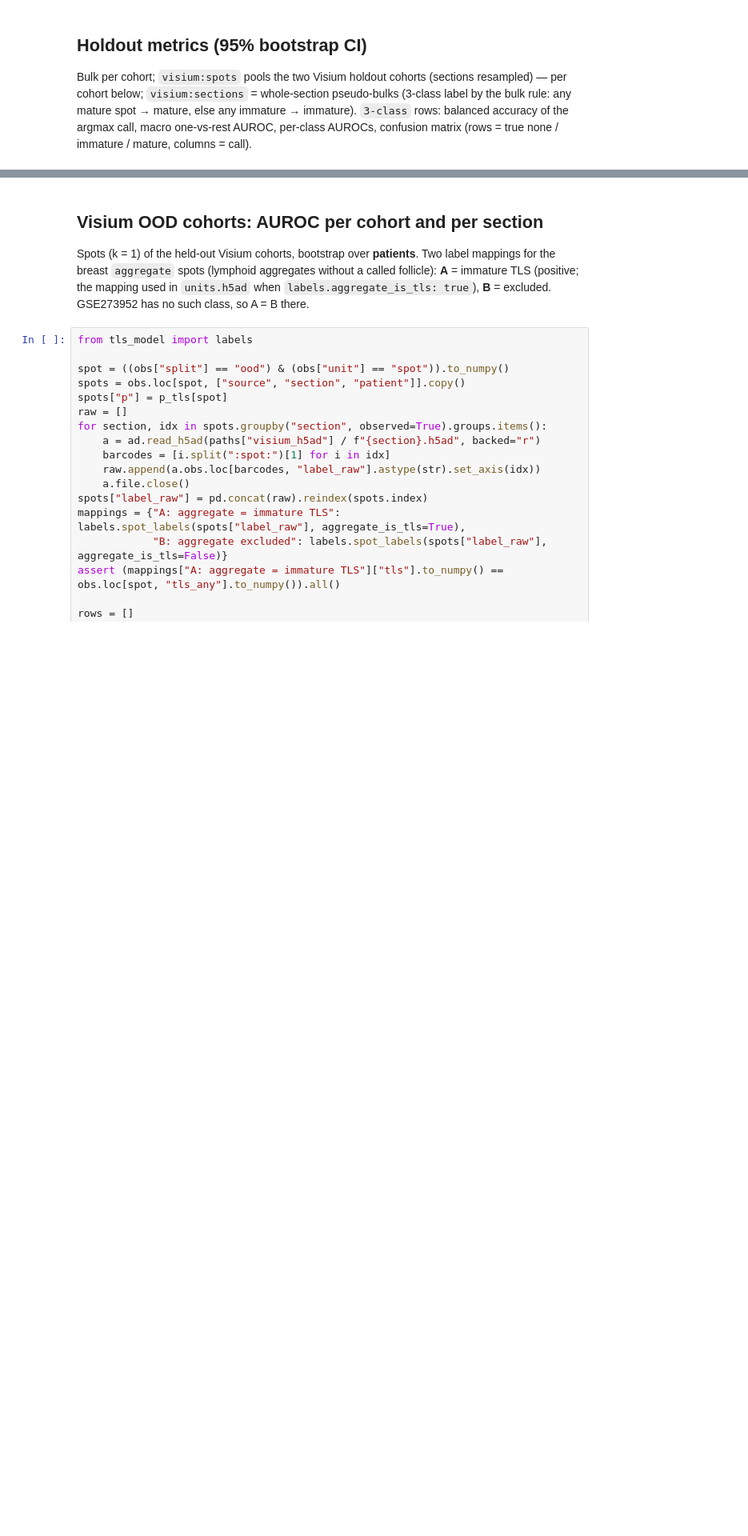
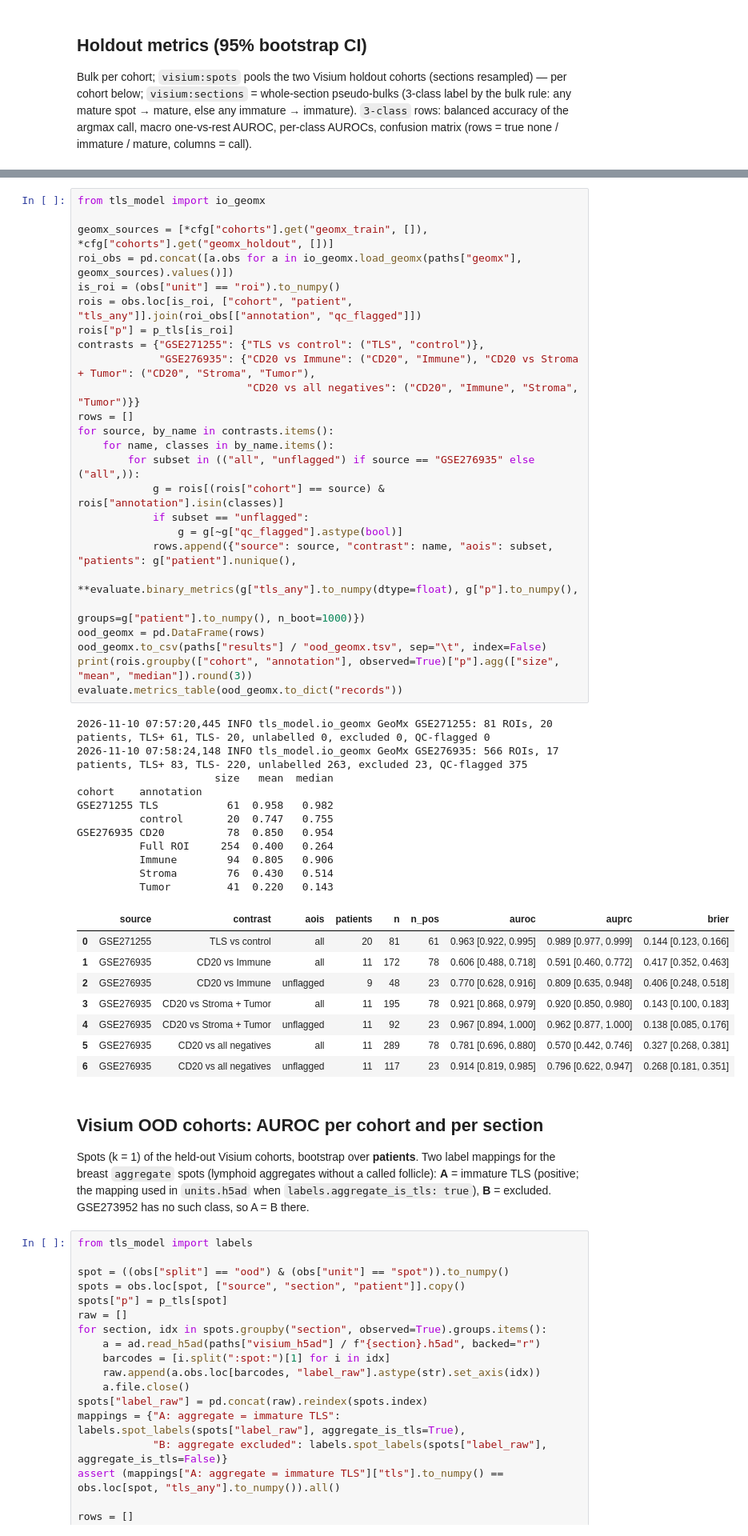
Before and after one commit to onion-42/tls-spatial-bulk, a Jupyter notebook: notebooks/04_predict_ood.ipynb, the cells around one changed output, grey strips where cells are left out. Shown at 80% size. Drawn from its saved outputs; the diff is of its cells as text; blank space fills up the shorter version.

```diff
--- a/notebooks/04_predict_ood.ipynb
+++ b/notebooks/04_predict_ood.ipynb
@@ -94,3 +129,48 @@ evaluate.metrics_table(ood.to_dict("records"))
+# %%
+from tls_model import io_geomx
+
+geomx_sources = [*cfg["cohorts"].get("geomx_train", []), *cfg["cohorts"].get("geomx_holdout", [])]
+roi_obs = pd.concat([a.obs for a in io_geomx.load_geomx(paths["geomx"], geomx_sources).values()])
+is_roi = (obs["unit"] == "roi").to_numpy()
+rois = obs.loc[is_roi, ["cohort", "patient", "tls_any"]].join(roi_obs[["annotation", "qc_flagged"]])
+rois["p"] = p_tls[is_roi]
+contrasts = {"GSE271255": {"TLS vs control": ("TLS", "control")},
+             "GSE276935": {"CD20 vs Immune": ("CD20", "Immune"), "CD20 vs Stroma + Tumor": ("CD20", "Stroma", "Tumor"),
+                           "CD20 vs all negatives": ("CD20", "Immune", "Stroma", "Tumor")}}
+rows = []
+for source, by_name in contrasts.items():
+    for name, classes in by_name.items():
+        for subset in (("all", "unflagged") if source == "GSE276935" else ("all",)):
+            g = rois[(rois["cohort"] == source) & rois["annotation"].isin(classes)]
+            if subset == "unflagged":
+                g = g[~g["qc_flagged"].astype(bool)]
+            rows.append({"source": source, "contrast": name, "aois": subset, "patients": g["patient"].nunique(),
+                         **evaluate.binary_metrics(g["tls_any"].to_numpy(dtype=float), g["p"].to_numpy(),
+                                                   groups=g["patient"].to_numpy(), n_boot=1000)})
+ood_geomx = pd.DataFrame(rows)
+ood_geomx.to_csv(paths["results"] / "ood_geomx.tsv", sep="\t", index=False)
+print(rois.groupby(["cohort", "annotation"], observed=True)["p"].agg(["size", "mean", "median"]).round(3))
+evaluate.metrics_table(ood_geomx.to_dict("records"))
+# %% [output]
+2026-11-10 07:57:20,445 INFO tls_model.io_geomx GeoMx GSE271255: 81 ROIs, 20 patients, TLS+ 61, TLS- 20, unlabelled 0, excluded 0, QC-flagged 0
+2026-11-10 07:58:24,148 INFO tls_model.io_geomx GeoMx GSE276935: 566 ROIs, 17 patients, TLS+ 83, TLS- 220, unlabelled 263, excluded 23, QC-flagged 375
+                      size   mean  median
+cohort    annotation
+GSE271255 TLS           61  0.958   0.982
+          control       20  0.747   0.755
+GSE276935 CD20          78  0.850   0.954
+          Full ROI     254  0.400   0.264
+          Immune        94  0.805   0.906
+          Stroma        76  0.430   0.514
+          Tumor         41  0.220   0.143
+|  | source | contrast | aois | patients | n | n_pos | auroc | auprc | brier |
+| 0 | GSE271255 | TLS vs control | all | 20 | 81 | 61 | 0.963 [0.922, 0.995] | 0.989 [0.977, 0.999] | 0.144 [0.123, 0.166] |
+| 1 | GSE276935 | CD20 vs Immune | all | 11 | 172 | 78 | 0.606 [0.488, 0.718] | 0.591 [0.460, 0.772] | 0.417 [0.352, 0.463] |
+| 2 | GSE276935 | CD20 vs Immune | unflagged | 9 | 48 | 23 | 0.770 [0.628, 0.916] | 0.809 [0.635, 0.948] | 0.406 [0.248, 0.518] |
+| 3 | GSE276935 | CD20 vs Stroma + Tumor | all | 11 | 195 | 78 | 0.921 [0.868, 0.979] | 0.920 [0.850, 0.980] | 0.143 [0.100, 0.183] |
+| 4 | GSE276935 | CD20 vs Stroma + Tumor | unflagged | 11 | 92 | 23 | 0.967 [0.894, 1.000] | 0.962 [0.877, 1.000] | 0.138 [0.085, 0.176] |
+| 5 | GSE276935 | CD20 vs all negatives | all | 11 | 289 | 78 | 0.781 [0.696, 0.880] | 0.570 [0.442, 0.746] | 0.327 [0.268, 0.381] |
+| 6 | GSE276935 | CD20 vs all negatives | unflagged | 11 | 117 | 23 | 0.914 [0.819, 0.985] | 0.796 [0.622, 0.947] | 0.268 [0.181, 0.351] |
 # %% [markdown]
 ## Visium OOD cohorts: AUROC per cohort and per section
 
```
Also changed, not shown: parts of 9 cells of this notebook, 18 other files.
